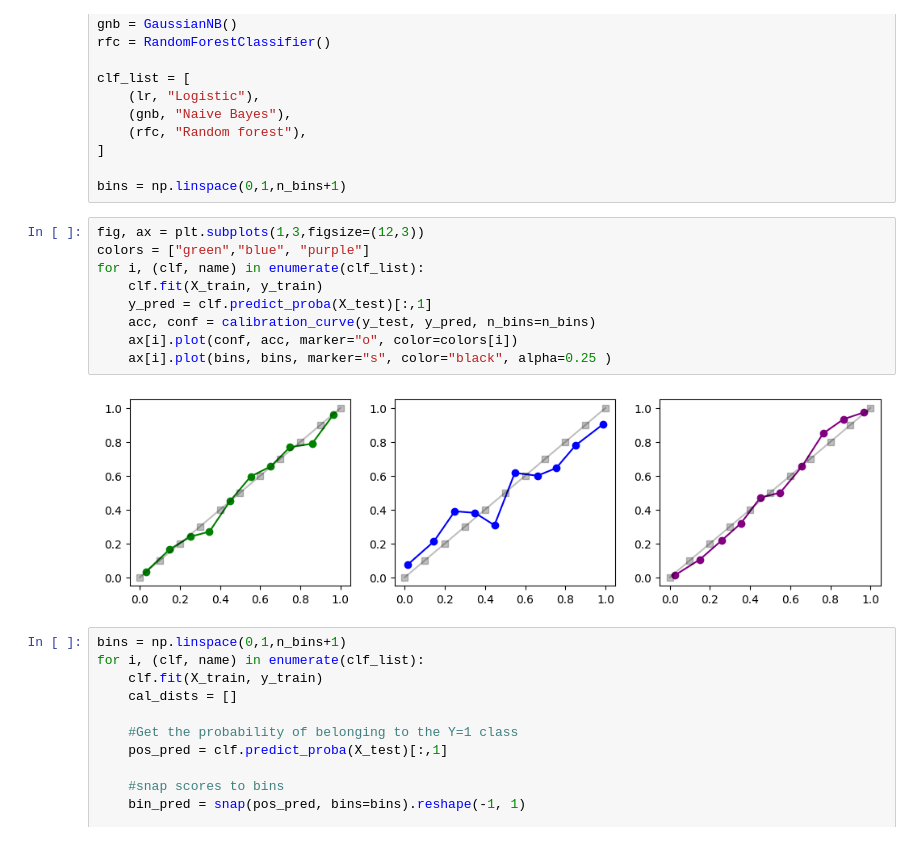
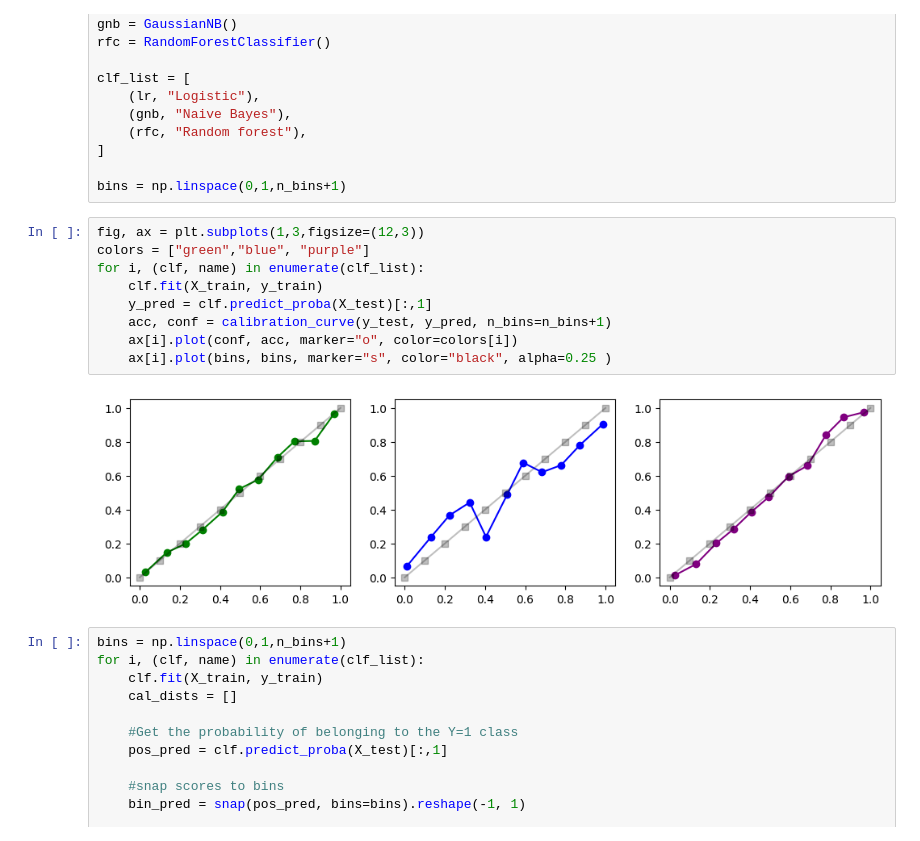
Before and after one commit to kwekuka/wasscal, a Jupyter notebook: notebooks/explore_data.ipynb, the cells around one changed output. Cells and saved outputs as stored; diff of their text form.

```diff
--- a/notebooks/explore_data.ipynb
+++ b/notebooks/explore_data.ipynb
@@ -47,14 +47,14 @@ bins = np.linspace(0,1,n_bins+1)
 # %%
 fig, ax = plt.subplots(1,3,figsize=(12,3))
 colors = ["green","blue", "purple"]
 for i, (clf, name) in enumerate(clf_list):
     clf.fit(X_train, y_train)
     y_pred = clf.predict_proba(X_test)[:,1]
-    acc, conf = calibration_curve(y_test, y_pred, n_bins=n_bins)
+    acc, conf = calibration_curve(y_test, y_pred, n_bins=n_bins+1)
     ax[i].plot(conf, acc, marker="o", color=colors[i])
     ax[i].plot(bins, bins, marker="s", color="black", alpha=0.25 )
 # %% [output]
-[figure, old version]
+[figure, new version]
 # %%
 bins = np.linspace(0,1,n_bins+1)
 for i, (clf, name) in enumerate(clf_list):
```
Also changed, not shown: parts of 12 cells of this notebook, 1 other file.
